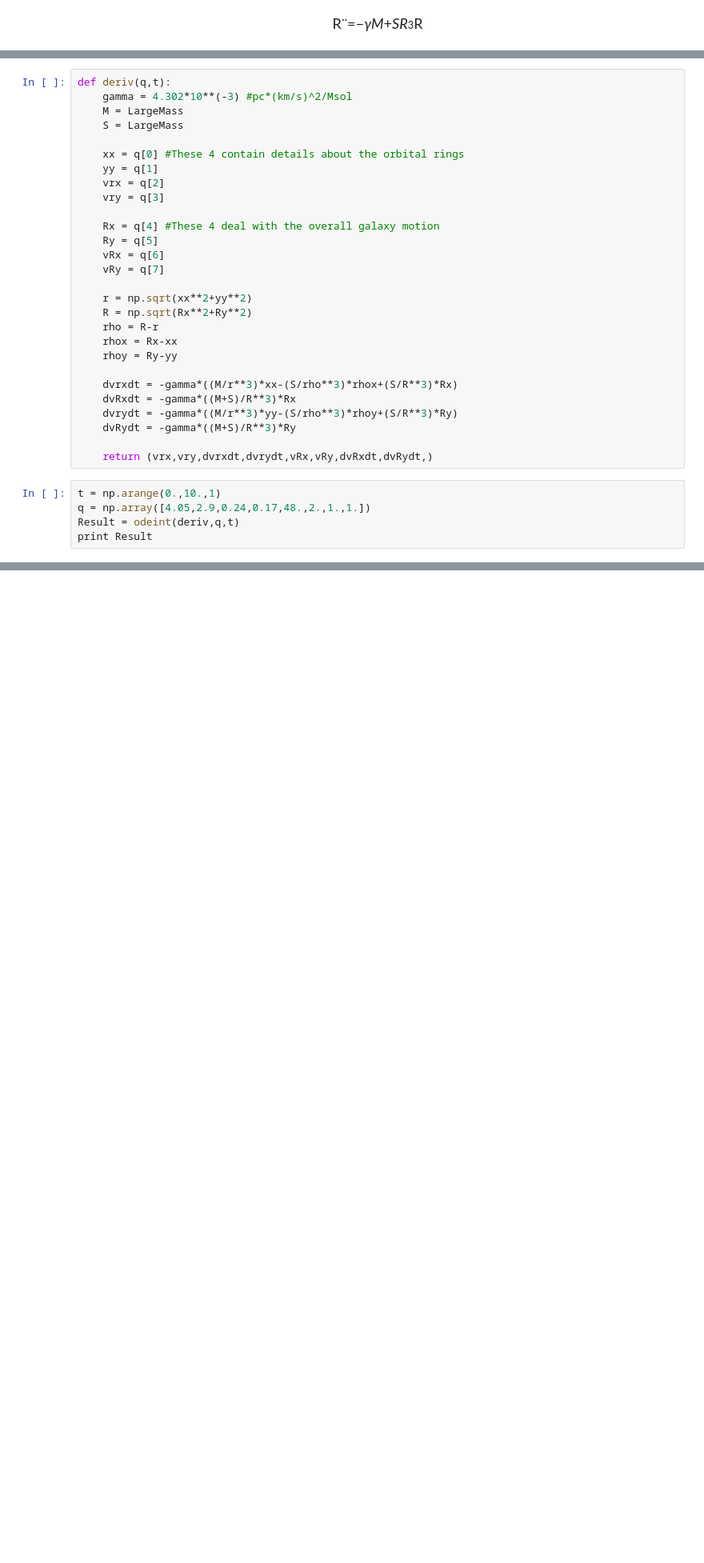
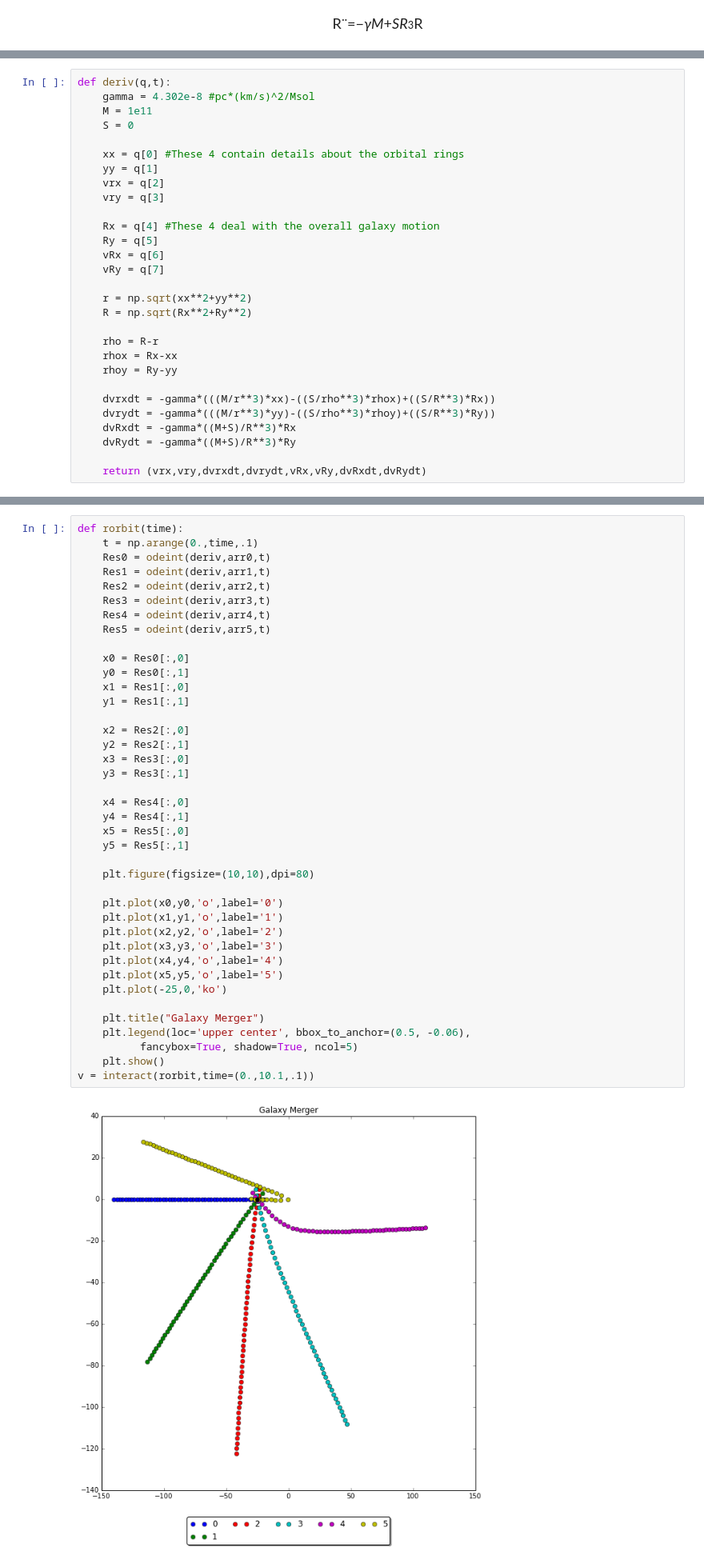
Before and after one commit to callen09/PHYS202-S14, a Jupyter notebook: GalaxyMerger/GalaxyMergerWork.ipynb, the cells around one changed output, grey strips where cells are left out. Shown at 80% size. Saved outputs shown, nothing was run; the diff lists cells and outputs as text; blank space fills up the shorter version.

```diff
--- a/GalaxyMerger/GalaxyMergerWork.ipynb
+++ b/GalaxyMerger/GalaxyMergerWork.ipynb
@@ -356,9 +285,9 @@ print array1
 5. ρ=R−r
 # %%
 def deriv(q,t):
-    gamma = 4.302*10**(-3) #pc*(km/s)^2/Msol
-    M = LargeMass
-    S = LargeMass
+    gamma = 4.302e-8 #pc*(km/s)^2/Msol
+    M = 1e11
+    S = 0
 
     xx = q[0] #These 4 contain details about the orbital rings
     yy = q[1]
@@ -372,18 +301,14 @@ def deriv(q,t):
 
     r = np.sqrt(xx**2+yy**2)
     R = np.sqrt(Rx**2+Ry**2)
+
     rho = R-r
     rhox = Rx-xx
     rhoy = Ry-yy
 
-    dvrxdt = -gamma*((M/r**3)*xx-(S/rho**3)*rhox+(S/R**3)*Rx)
+    dvrxdt = -gamma*(((M/r**3)*xx)-((S/rho**3)*rhox)+((S/R**3)*Rx))
+    dvrydt = -gamma*(((M/r**3)*yy)-((S/rho**3)*rhoy)+((S/R**3)*Ry))
     dvRxdt = -gamma*((M+S)/R**3)*Rx
-    dvrydt = -gamma*((M/r**3)*yy-(S/rho**3)*rhoy+(S/R**3)*Ry)
     dvRydt = -gamma*((M+S)/R**3)*Ry
 
-    return (vrx,vry,dvrxdt,dvrydt,vRx,vRy,dvRxdt,dvRydt,)
+    return (vrx,vry,dvrxdt,dvrydt,vRx,vRy,dvRxdt,dvRydt)
-# %%
-t = np.arange(0.,10.,1)
-q = np.array([4.05,2.9,0.24,0.17,48.,2.,1.,1.])
-Result = odeint(deriv,q,t)
-print Result
@@ -457,0 +349,42 @@ plt.show()
+# %%
+def rorbit(time):
+    t = np.arange(0.,time,.1)
+    Res0 = odeint(deriv,arr0,t)
+    Res1 = odeint(deriv,arr1,t)
+    Res2 = odeint(deriv,arr2,t)
+    Res3 = odeint(deriv,arr3,t)
+    Res4 = odeint(deriv,arr4,t)
+    Res5 = odeint(deriv,arr5,t)
+
+    x0 = Res0[:,0]
+    y0 = Res0[:,1]
+    x1 = Res1[:,0]
+    y1 = Res1[:,1]
+
+    x2 = Res2[:,0]
+    y2 = Res2[:,1]
+    x3 = Res3[:,0]
+    y3 = Res3[:,1]
+
+    x4 = Res4[:,0]
+    y4 = Res4[:,1]
+    x5 = Res5[:,0]
+    y5 = Res5[:,1]
+
+    plt.figure(figsize=(10,10),dpi=80)
+
+    plt.plot(x0,y0,'o',label='0')
+    plt.plot(x1,y1,'o',label='1')
+    plt.plot(x2,y2,'o',label='2')
+    plt.plot(x3,y3,'o',label='3')
+    plt.plot(x4,y4,'o',label='4')
+    plt.plot(x5,y5,'o',label='5')
+    plt.plot(-25,0,'ko')
+
+    plt.title("Galaxy Merger")
+    plt.legend(loc='upper center', bbox_to_anchor=(0.5, -0.06),
+          fancybox=True, shadow=True, ncol=5)
+    plt.show()
+v = interact(rorbit,time=(0.,10.1,.1))
+# %% [output]
+[figure, added]
```
Also changed, not shown: parts of 16 cells of this notebook, 1 other file.
